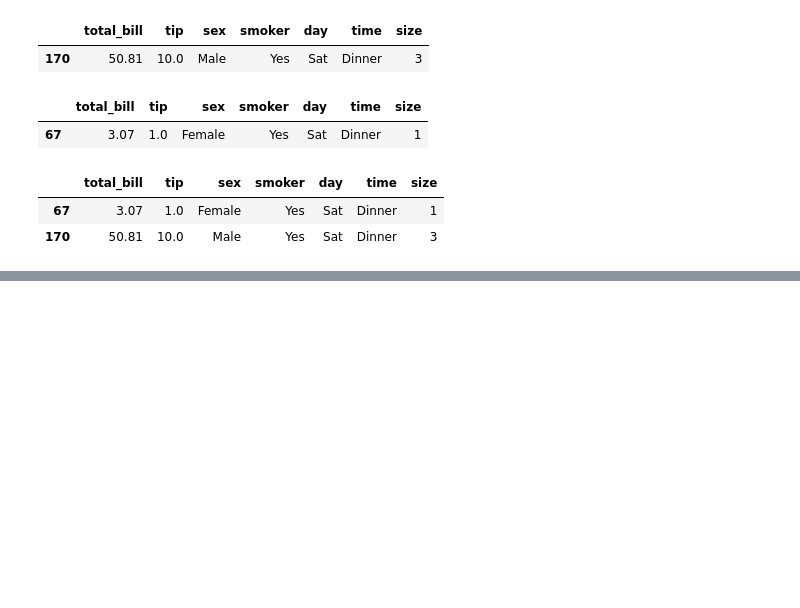
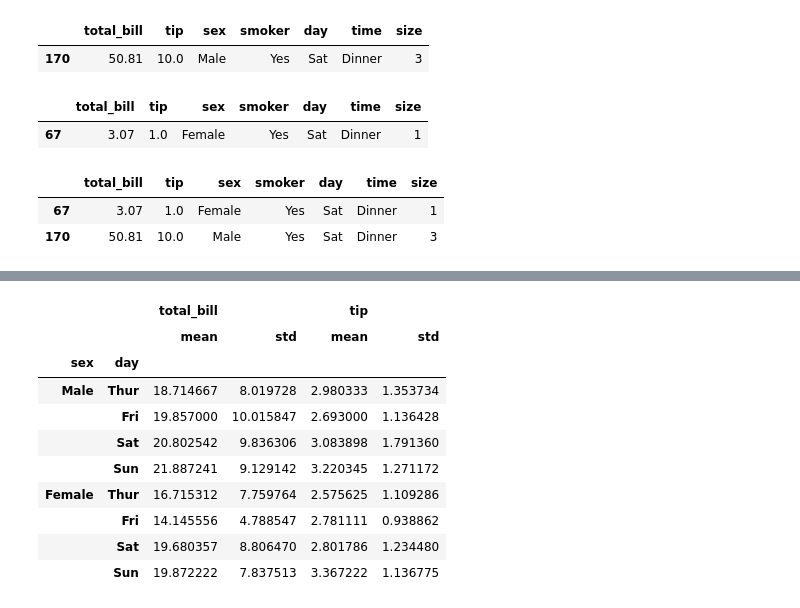
Before and after one commit to sejinseo/Itwill_Python, a Jupyter notebook: py20_DataFrame.ipynb, the cells around one changed output, grey strips where cells are left out. Drawn from its saved outputs; the diff is of its cells as text; code cells hidden in the pictures; blank space fills up the shorter version.

```diff
--- a/py20_DataFrame.ipynb
+++ b/py20_DataFrame.ipynb
@@ -143,0 +287,15 @@ tips[(tips['total_bill'] == tips['total_bill'].max()) | (tips['total_bill'] == t
+# %%
+# 성별, 요일별, 영수증 금액과 팁의 평균, 표준편차
+tips.groupby(by=['sex', 'day'])[['total_bill', 'tip']].agg([np.mean, np.std])
+# %% [output]
+|  |  | total_bill |  | tip |  |
+|  |  | mean | std | mean | std |
+| sex | day |  |  |  |  |
+| Male | Thur | 18.714667 | 8.019728 | 2.980333 | 1.353734 |
+|  | Fri | 19.857000 | 10.015847 | 2.693000 | 1.136428 |
+|  | Sat | 20.802542 | 9.836306 | 3.083898 | 1.791360 |
+|  | Sun | 21.887241 | 9.129142 | 3.220345 | 1.271172 |
+| Female | Thur | 16.715312 | 7.759764 | 2.575625 | 1.109286 |
+|  | Fri | 14.145556 | 4.788547 | 2.781111 | 0.938862 |
+|  | Sat | 19.680357 | 8.806470 | 2.801786 | 1.234480 |
+|  | Sun | 19.872222 | 7.837513 | 3.367222 | 1.136775 |
```
Also changed, not shown: parts of 23 cells of this notebook.
